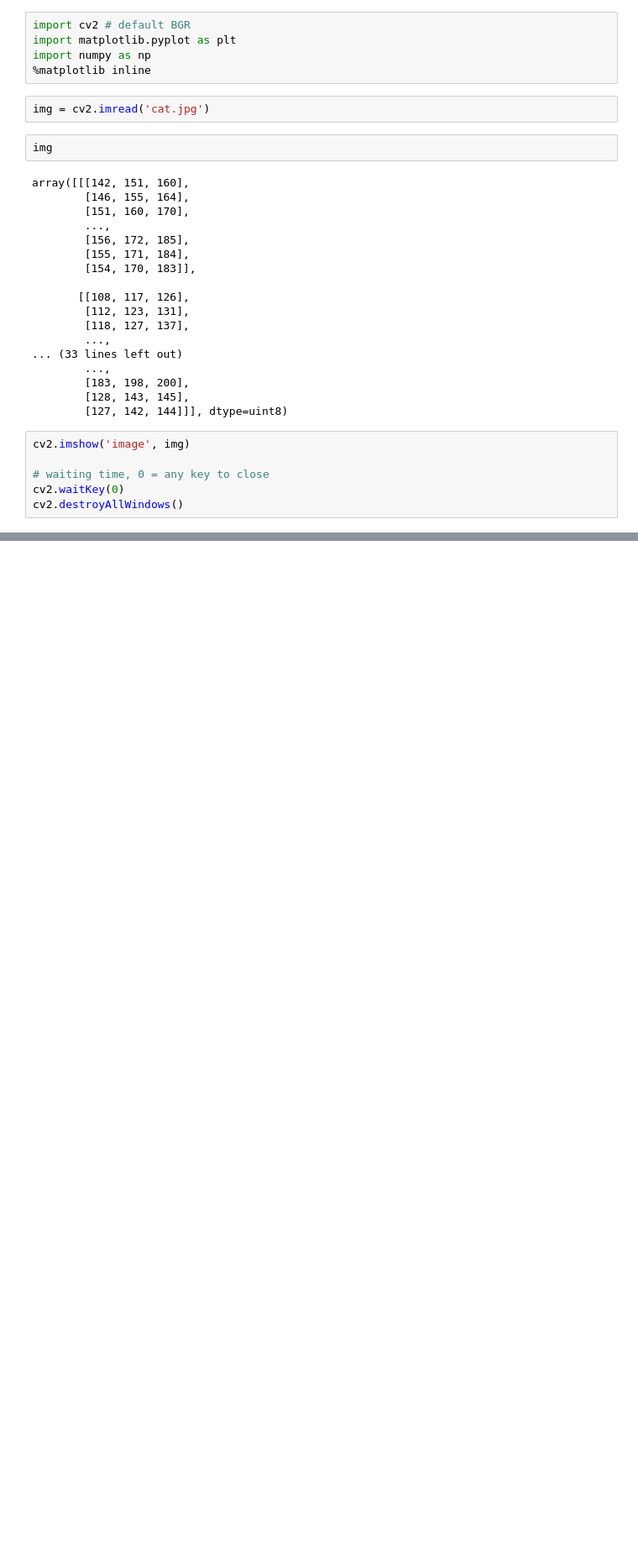
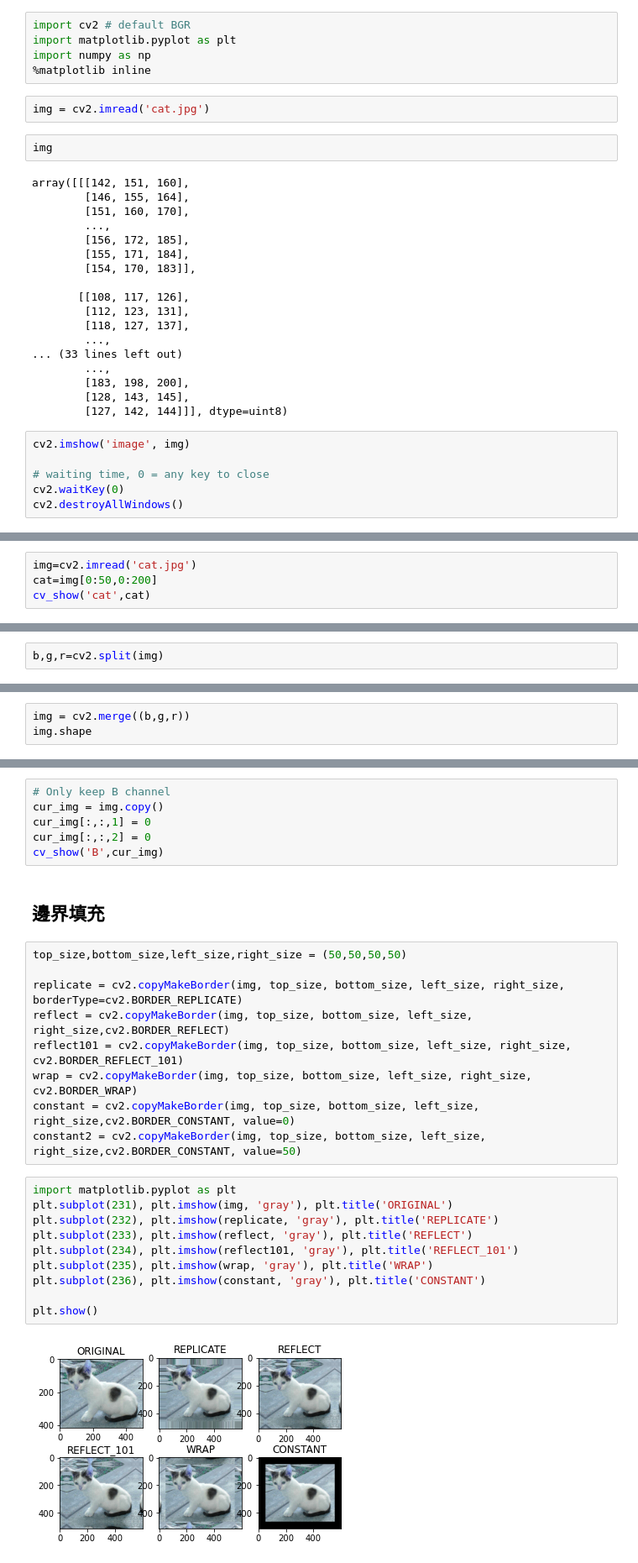
Before and after one commit to MingjuiLee/CV_OpenCV_Application, a Jupyter notebook: Practice/Ch02_ImageBasicOperation/BasicOperations.ipynb, the cells around one changed output, grey strips where cells are left out. Shown at 84% size. Cells and saved outputs as stored; diff of their text form; blank space fills up the shorter version.

```diff
--- a/Practice/Ch02_ImageBasicOperation/BasicOperations.ipynb
+++ b/Practice/Ch02_ImageBasicOperation/BasicOperations.ipynb
@@ -33,0 +89,4 @@ cv2.destroyAllWindows()
+# %%
+img=cv2.imread('cat.jpg')
+cat=img[0:50,0:200]
+cv_show('cat',cat)
@@ -33,0 +95,2 @@ cv2.destroyAllWindows()
+# %%
+b,g,r=cv2.split(img)
@@ -33,0 +101,3 @@ cv2.destroyAllWindows()
+# %%
+img = cv2.merge((b,g,r))
+img.shape
@@ -33,0 +116,29 @@ cv2.destroyAllWindows()
+# %%
+# Only keep B channel
+cur_img = img.copy()
+cur_img[:,:,1] = 0
+cur_img[:,:,2] = 0
+cv_show('B',cur_img)
+# %% [markdown]
+## 邊界填充
+# %%
+top_size,bottom_size,left_size,right_size = (50,50,50,50)
+
+replicate = cv2.copyMakeBorder(img, top_size, bottom_size, left_size, right_size, borderType=cv2.BORDER_REPLICATE)
+reflect = cv2.copyMakeBorder(img, top_size, bottom_size, left_size, right_size,cv2.BORDER_REFLECT)
+reflect101 = cv2.copyMakeBorder(img, top_size, bottom_size, left_size, right_size, cv2.BORDER_REFLECT_101)
+wrap = cv2.copyMakeBorder(img, top_size, bottom_size, left_size, right_size, cv2.BORDER_WRAP)
+constant = cv2.copyMakeBorder(img, top_size, bottom_size, left_size, right_size,cv2.BORDER_CONSTANT, value=0)
+constant2 = cv2.copyMakeBorder(img, top_size, bottom_size, left_size, right_size,cv2.BORDER_CONSTANT, value=50)
+# %%
+import matplotlib.pyplot as plt
+plt.subplot(231), plt.imshow(img, 'gray'), plt.title('ORIGINAL')
+plt.subplot(232), plt.imshow(replicate, 'gray'), plt.title('REPLICATE')
+plt.subplot(233), plt.imshow(reflect, 'gray'), plt.title('REFLECT')
+plt.subplot(234), plt.imshow(reflect101, 'gray'), plt.title('REFLECT_101')
+plt.subplot(235), plt.imshow(wrap, 'gray'), plt.title('WRAP')
+plt.subplot(236), plt.imshow(constant, 'gray'), plt.title('CONSTANT')
+
+plt.show()
+# %% [output]
+[figure, added]
```
Also changed, not shown: parts of 36 cells of this notebook.
